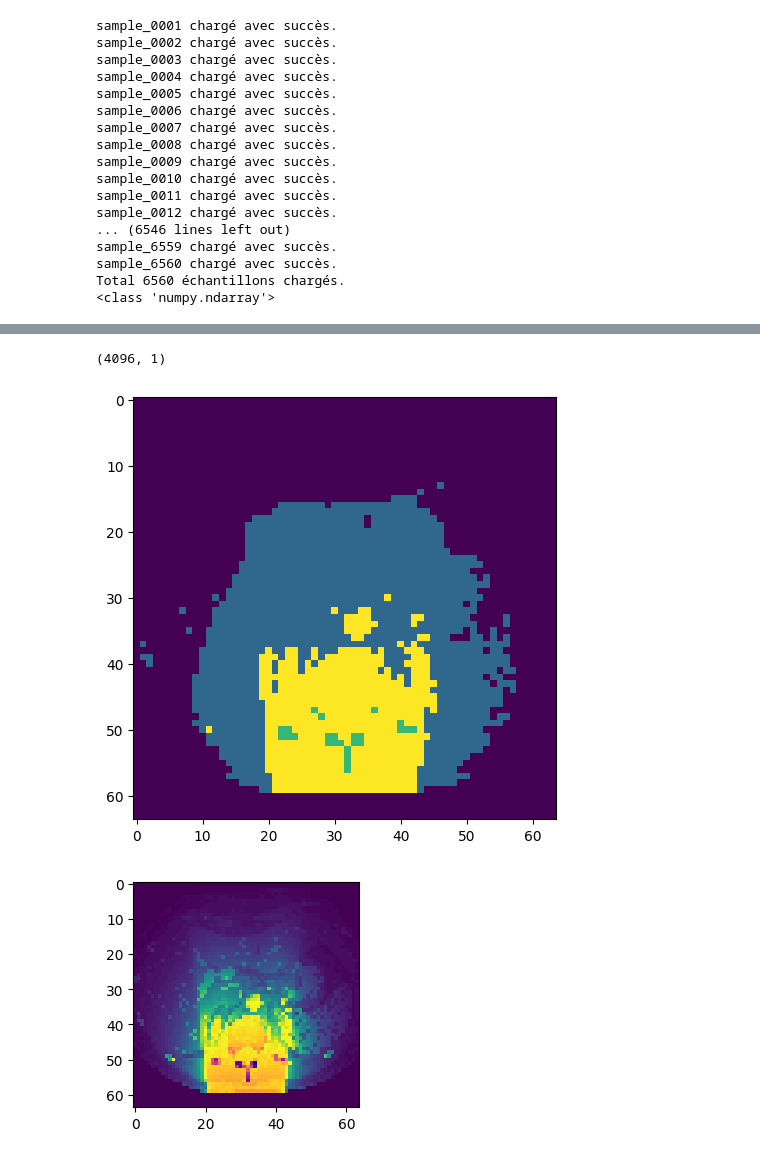
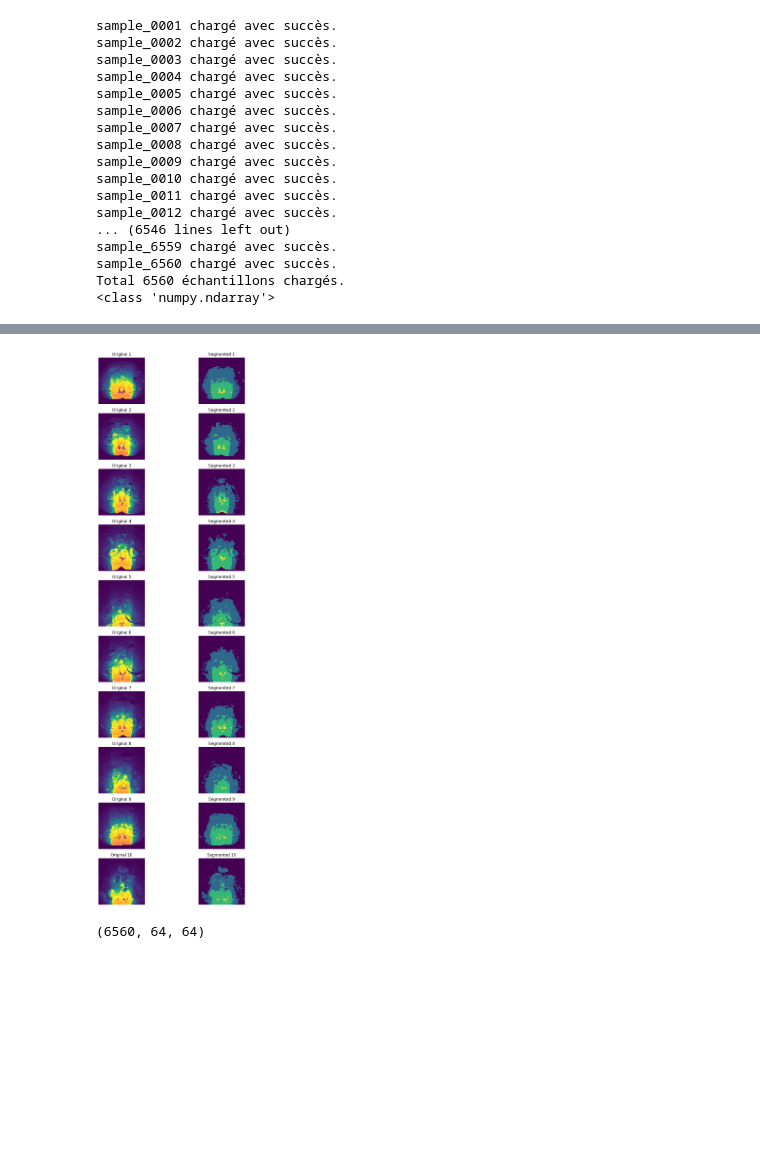
Before and after one commit to dreyze34/projet_S7_radio, a Jupyter notebook: Segmentation/test_gmm.ipynb, the cells around one changed output, grey strips where cells are left out. Cells and saved outputs as stored; diff of their text form; code cells hidden in the pictures; blank space fills up the shorter version.

```diff
--- a/Segmentation/test_gmm.ipynb
+++ b/Segmentation/test_gmm.ipynb
@@ -54,5 +36,0 @@ plt.imshow(exemple, cmap = newcmp)
-# %%
-exemple_flat = exemple.flatten().reshape(-1,1)
-exemple_flat.shape
-# %% [output]
-(4096, 1)
@@ -59,22 +67,39 @@ exemple_flat.shape
 # %%
 from sklearn.mixture import GaussianMixture
 
-gmm = GaussianMixture(n_components=4, random_state=44)
-gmm.fit(exemple_flat)
+segmented_dataset = []
 
+for sample in dataset :
+    sample_flat = sample.flatten().reshape(-1, 1)
+    gmm = GaussianMixture(n_components=4)
+    gmm.fit(sample_flat)
 
-clusters = gmm.predict(exemple_flat)
+    segmented_sample = gmm.predict(sample_flat)
+    segmented_sample = segmented_sample.reshape(sample.shape)
 
-segmented_exemple = clusters.reshape(exemple.shape)
+    segmented_sample =  reorder_clusters(sample, segmented_sample, gmm)
+
+    segmented_dataset.append(segmented_sample)
-# %%
-#affichage
-plt.figure(figsize=(12,6))
-plt.subplot(1,2,1)
-plt.imshow(segmented_exemple, cmap="viridis")
-plt.show()
-plt.subplot(1,2,2)
-plt.imshow(exemple, cmap=newcmp)
-plt.show()
-# %% [output]
-[figure, removed]
-[figure, removed]
+# %%
+fig, axes = plt.subplots(10, 2, figsize=(10, 10 * 3))
+
+for i in range(10):
+
+    rd_int = np.random.randint(0, len(segmented_dataset))
+
+    original_sample = dataset[rd_int]
+    segmented_sample = segmented_dataset[rd_int]
+
+    # Afficher l'image originale
+    axes[i, 0].imshow(original_sample, cmap=newcmp)
+    axes[i, 0].set_title(f"Original {i+1}")
+    axes[i, 0].axis("off")
+
+    # Afficher l'image segmentée
+    axes[i, 1].imshow(segmented_sample, cmap="viridis")  # Utiliser une colormap pour les segments
+    axes[i, 1].set_title(f"Segmented {i+1}")
+    axes[i, 1].axis("off")
+
+plt.show()
+# %% [output]
+[figure, added]
@@ -80,0 +108,4 @@ plt.show()
+# %%
+segmented_dataset.shape
+# %% [output]
+(6560, 64, 64)
```
Also changed, not shown: parts of 7 cells of this notebook, 1 other file.
